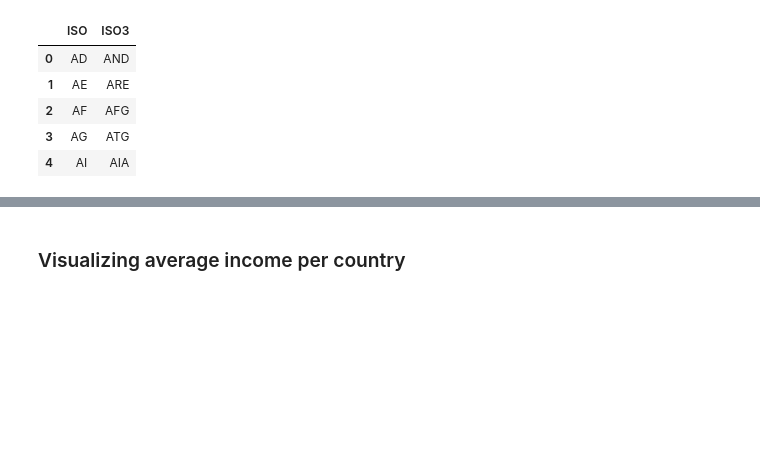
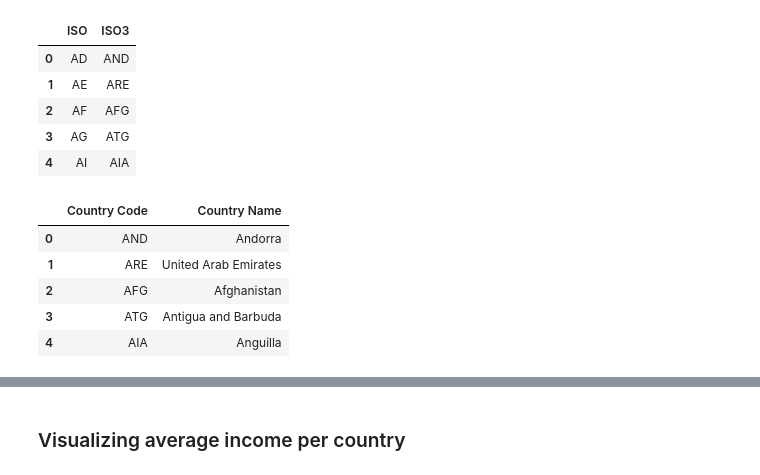
Before and after one commit to Apiquet/ADA_Project, a Jupyter notebook: main.ipynb, the cells around one changed output, grey strips where cells are left out. Drawn from its saved outputs; the diff is of its cells as text; code cells hidden in the pictures; blank space fills up the shorter version.

```diff
--- a/main.ipynb
+++ b/main.ipynb
@@ -120,3 +121,13 @@ country_codes_iso2_to_iso3.head()
 | 2 | AF | AFG |
 | 3 | AG | ATG |
 | 4 | AI | AIA |
+# %%
+country_codes_to_name = pd.read_csv(DATA_PATH + "country_code_to_name.csv", encoding = "ISO-8859-1")
+country_codes_to_name.head()
+# %% [output]
+|  | Country Code | Country Name |
+| 0 | AND | Andorra |
+| 1 | ARE | United Arab Emirates |
+| 2 | AFG | Afghanistan |
+| 3 | ATG | Antigua and Barbuda |
+| 4 | AIA | Anguilla |
```
Also changed, not shown: parts of 16 cells of this notebook, 5 other files.
